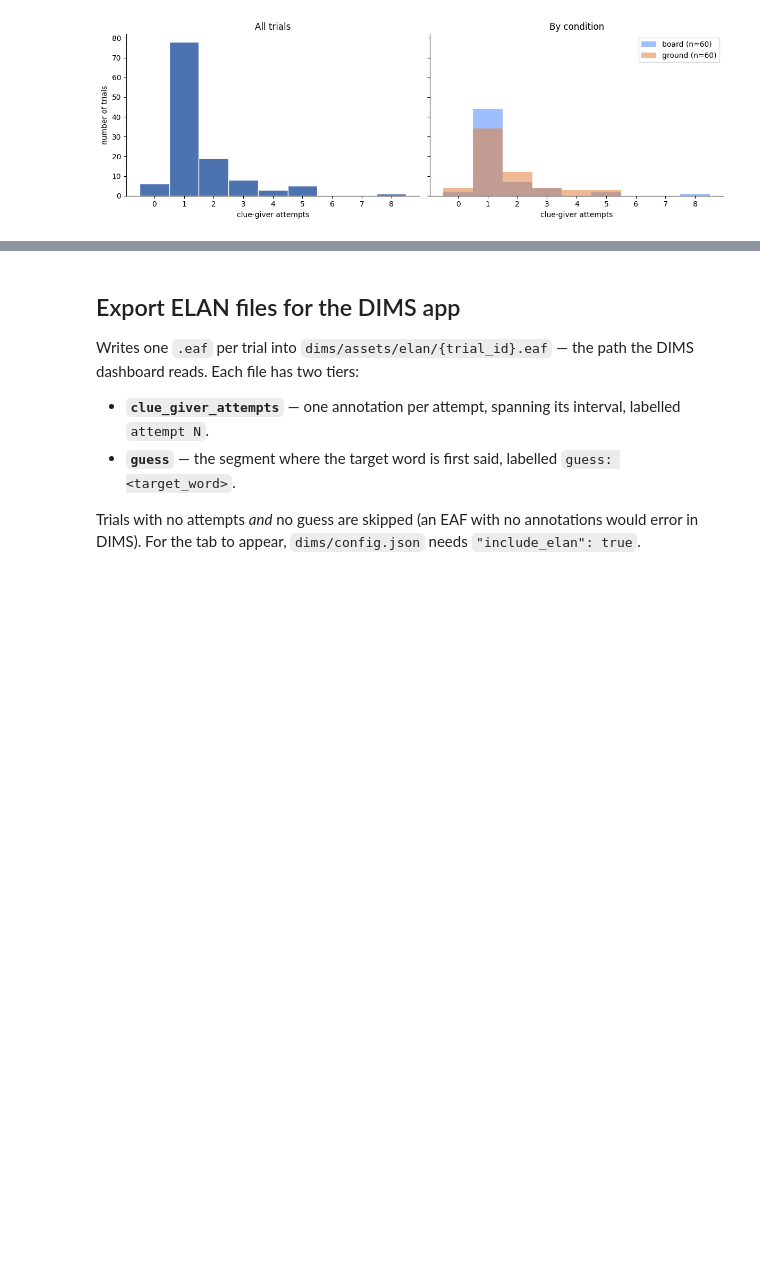
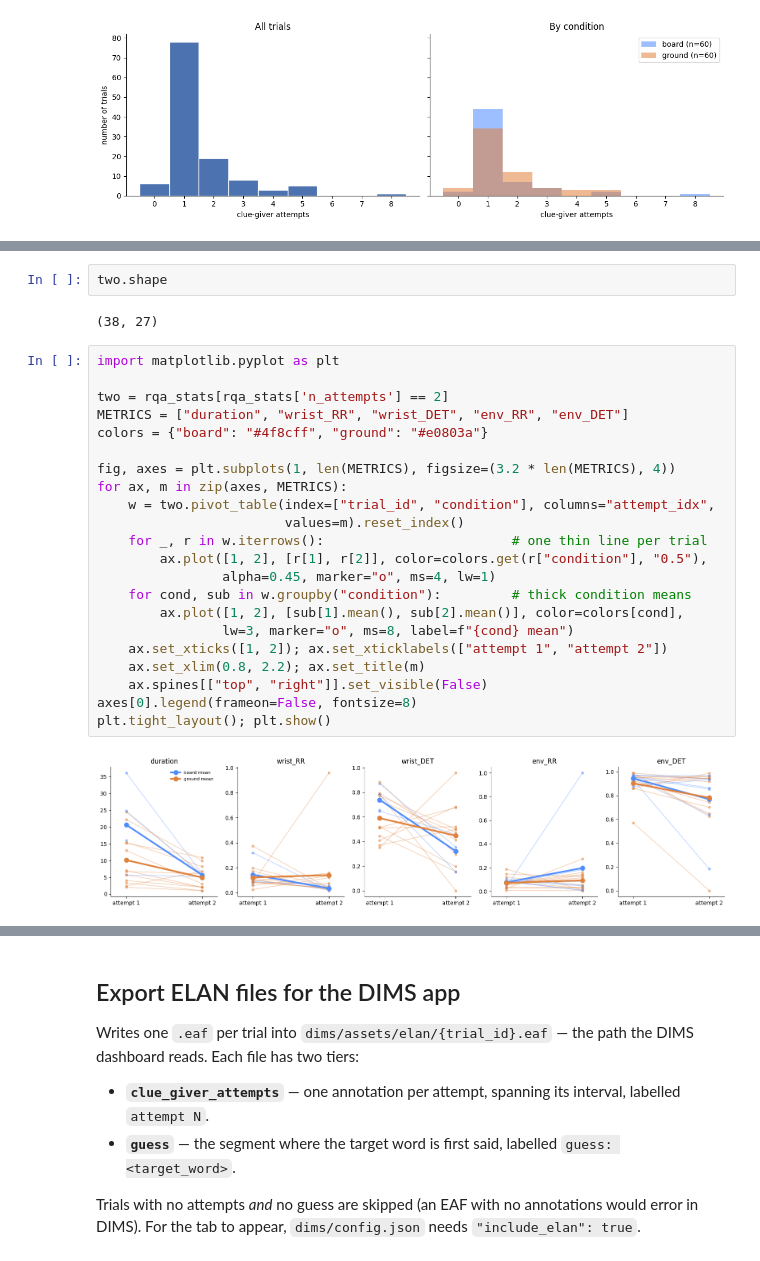
Before and after one commit to annlmphogenhuis/orangediamond, a Jupyter notebook: turntaking_attempts.ipynb, the cells around one changed output, grey strips where cells are left out. Saved outputs shown, nothing was run; the diff lists cells and outputs as text; blank space fills up the shorter version.

```diff
--- a/turntaking_attempts.ipynb
+++ b/turntaking_attempts.ipynb
@@ -255,0 +625,28 @@ attempt
+# %%
+two.shape
+# %% [output]
+(38, 27)
+# %%
+import matplotlib.pyplot as plt
+
+two = rqa_stats[rqa_stats['n_attempts'] == 2]
+METRICS = ["duration", "wrist_RR", "wrist_DET", "env_RR", "env_DET"]
+colors = {"board": "#4f8cff", "ground": "#e0803a"}
+
+fig, axes = plt.subplots(1, len(METRICS), figsize=(3.2 * len(METRICS), 4))
+for ax, m in zip(axes, METRICS):
+    w = two.pivot_table(index=["trial_id", "condition"], columns="attempt_idx",
+                        values=m).reset_index()
+    for _, r in w.iterrows():                        # one thin line per trial
+        ax.plot([1, 2], [r[1], r[2]], color=colors.get(r["condition"], "0.5"),
+                alpha=0.45, marker="o", ms=4, lw=1)
+    for cond, sub in w.groupby("condition"):         # thick condition means
+        ax.plot([1, 2], [sub[1].mean(), sub[2].mean()], color=colors[cond],
+                lw=3, marker="o", ms=8, label=f"{cond} mean")
+    ax.set_xticks([1, 2]); ax.set_xticklabels(["attempt 1", "attempt 2"])
+    ax.set_xlim(0.8, 2.2); ax.set_title(m)
+    ax.spines[["top", "right"]].set_visible(False)
+axes[0].legend(frameon=False, fontsize=8)
+plt.tight_layout(); plt.show()
+# %% [output]
+[figure, added]
```
Also changed, not shown: parts of 16 cells of this notebook, 13 other files.
